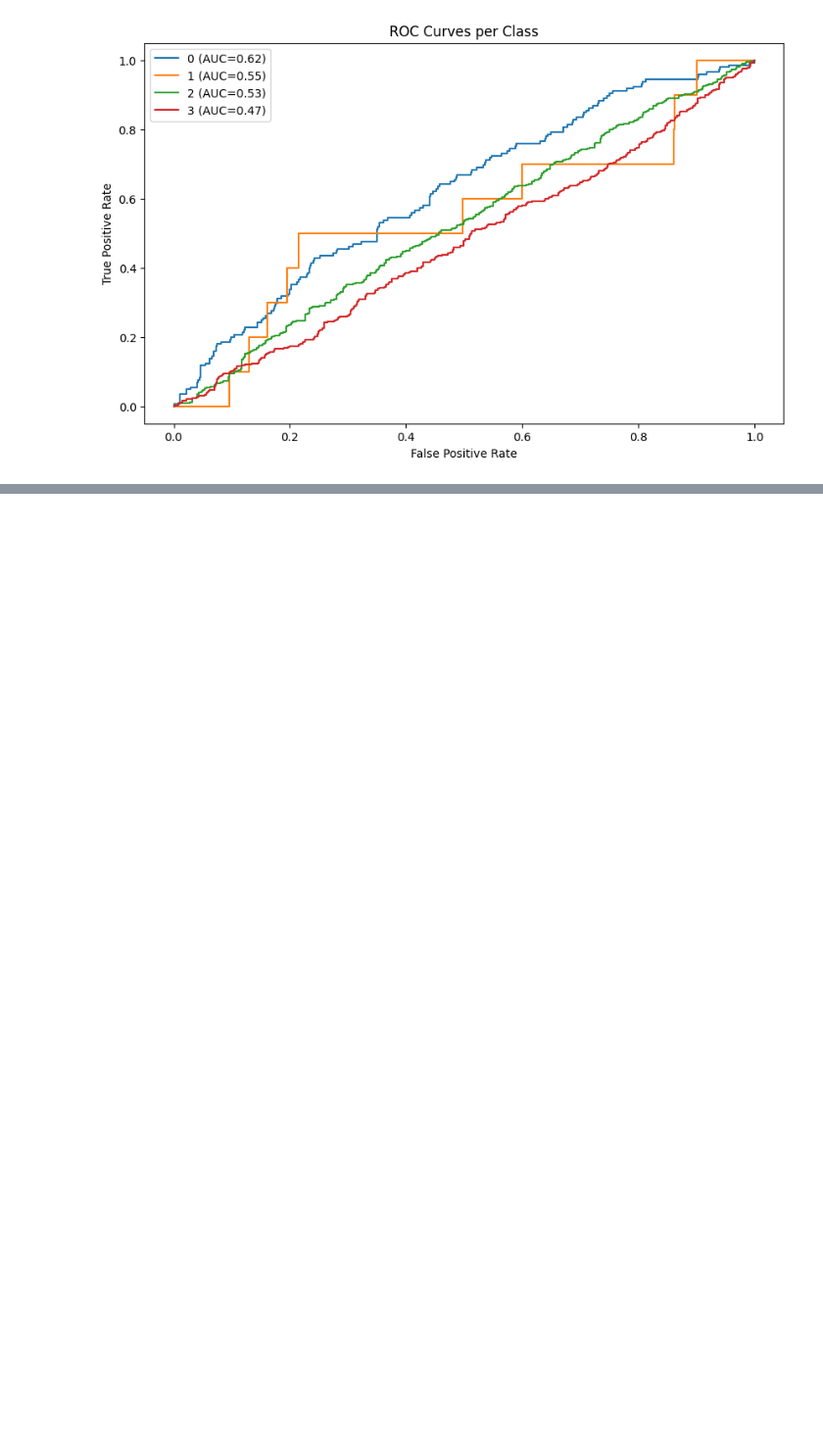
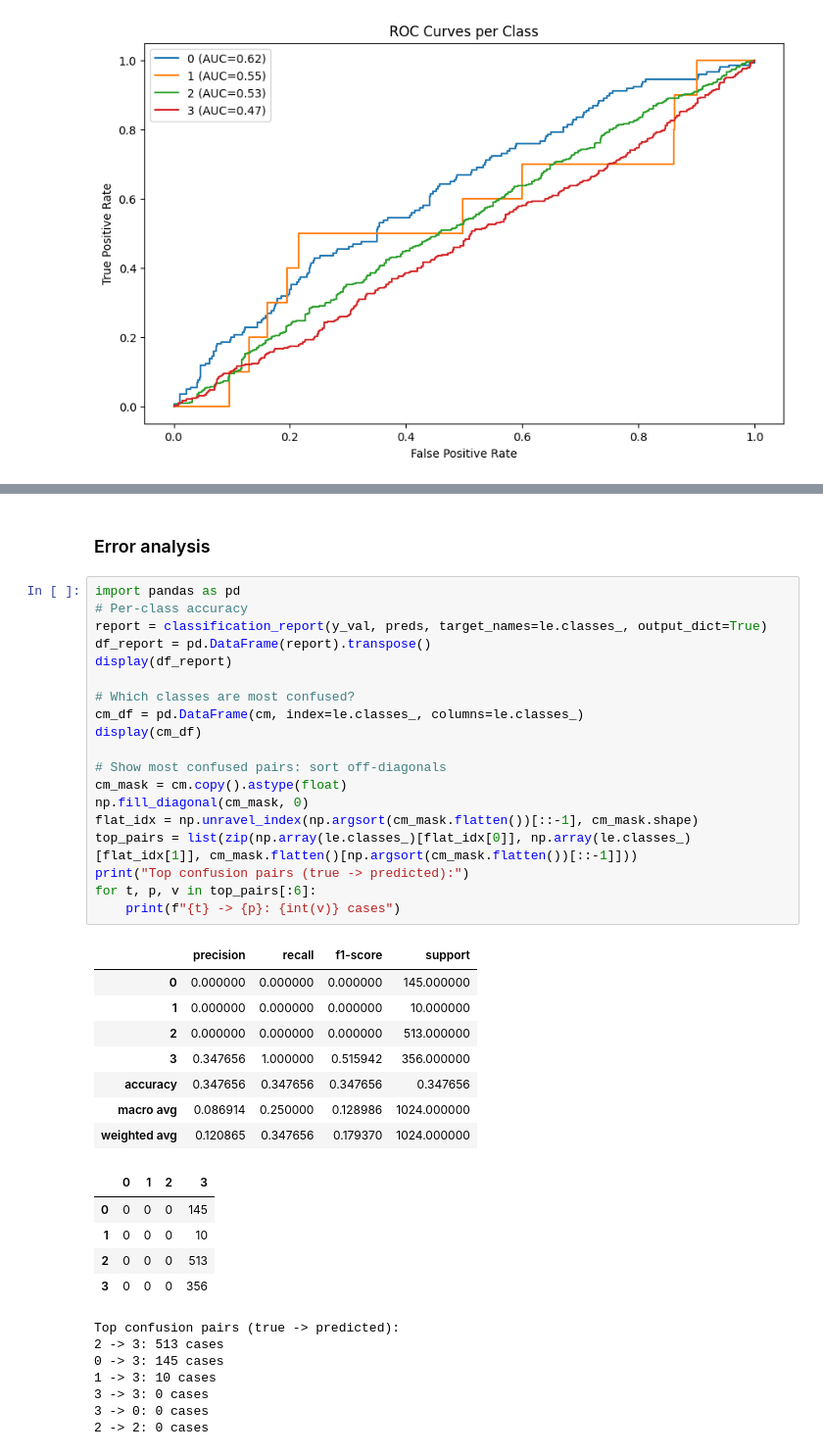
Before and after one commit to AnirbansarkarS/Alzheimer-Prediction-by-Deep-Learning, a Jupyter notebook: Kaggle_MRI_Alzheimers.ipynb, the cells around one changed output, grey strips where cells are left out. Shown: that part at 98% size. Cells and saved outputs as stored; diff of their text form; blank space fills up the shorter version.

Commit message:
feat: Error analysis

```diff
--- a/Kaggle_MRI_Alzheimers.ipynb
+++ b/Kaggle_MRI_Alzheimers.ipynb
@@ -650,0 +837,42 @@ plt.show()
+# %% [markdown]
+### Error analysis
+# %%
+import pandas as pd
+# Per-class accuracy
+report = classification_report(y_val, preds, target_names=le.classes_, output_dict=True)
+df_report = pd.DataFrame(report).transpose()
+display(df_report)
+
+# Which classes are most confused?
+cm_df = pd.DataFrame(cm, index=le.classes_, columns=le.classes_)
+display(cm_df)
+
+# Show most confused pairs: sort off-diagonals
+cm_mask = cm.copy().astype(float)
+np.fill_diagonal(cm_mask, 0)
+flat_idx = np.unravel_index(np.argsort(cm_mask.flatten())[::-1], cm_mask.shape)
+top_pairs = list(zip(np.array(le.classes_)[flat_idx[0]], np.array(le.classes_)[flat_idx[1]], cm_mask.flatten()[np.argsort(cm_mask.flatten())[::-1]]))
+print("Top confusion pairs (true -> predicted):")
+for t, p, v in top_pairs[:6]:
+    print(f"{t} -> {p}: {int(v)} cases")
+# %% [output]
+|  | precision | recall | f1-score | support |
+| 0 | 0.000000 | 0.000000 | 0.000000 | 145.000000 |
+| 1 | 0.000000 | 0.000000 | 0.000000 | 10.000000 |
+| 2 | 0.000000 | 0.000000 | 0.000000 | 513.000000 |
+| 3 | 0.347656 | 1.000000 | 0.515942 | 356.000000 |
+| accuracy | 0.347656 | 0.347656 | 0.347656 | 0.347656 |
+| macro avg | 0.086914 | 0.250000 | 0.128986 | 1024.000000 |
+| weighted avg | 0.120865 | 0.347656 | 0.179370 | 1024.000000 |
+|  | 0 | 1 | 2 | 3 |
+| 0 | 0 | 0 | 0 | 145 |
+| 1 | 0 | 0 | 0 | 10 |
+| 2 | 0 | 0 | 0 | 513 |
+| 3 | 0 | 0 | 0 | 356 |
+Top confusion pairs (true -> predicted):
+2 -> 3: 513 cases
+0 -> 3: 145 cases
+1 -> 3: 10 cases
+3 -> 3: 0 cases
+3 -> 0: 0 cases
+2 -> 2: 0 cases
```
Also changed, not shown: parts of 18 cells of this notebook.
